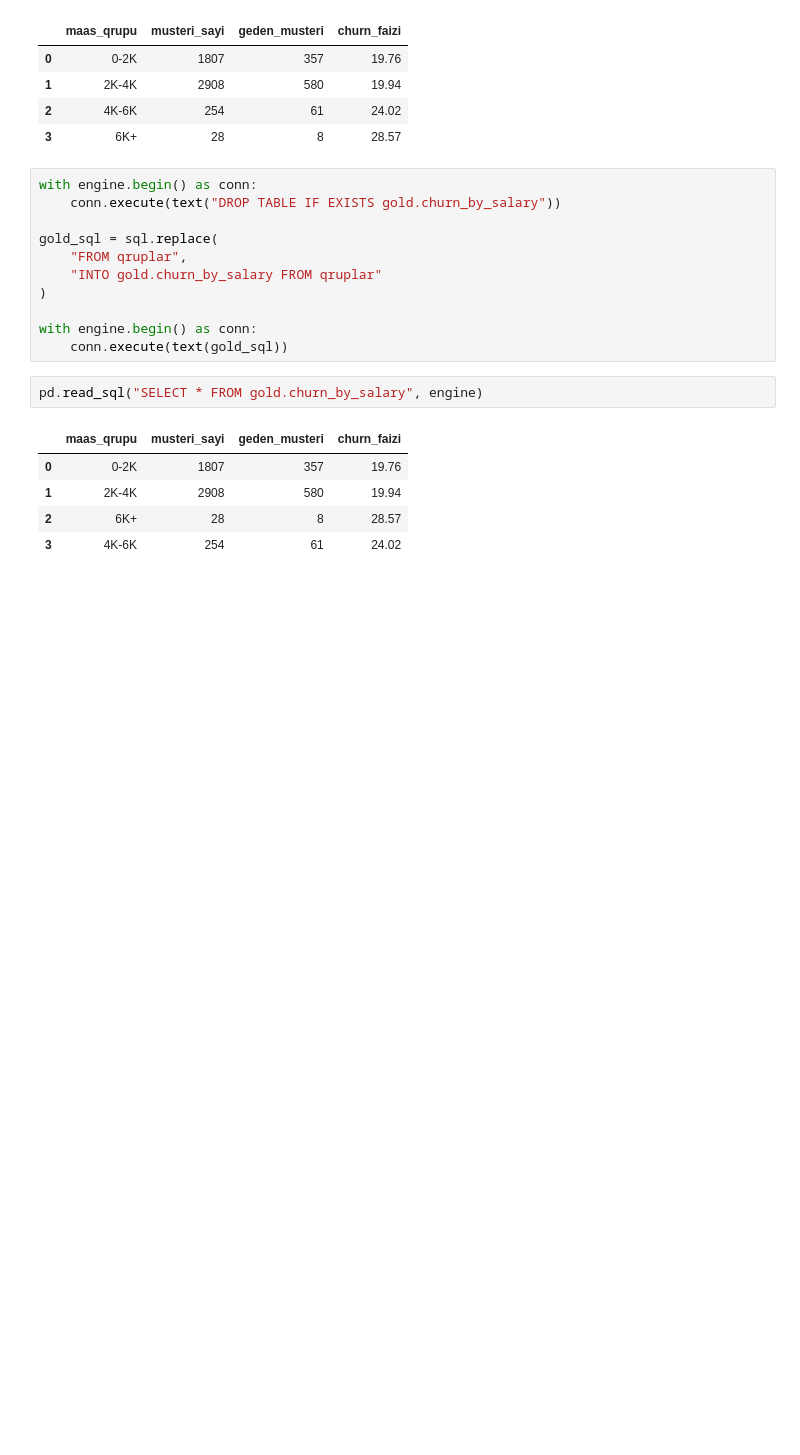
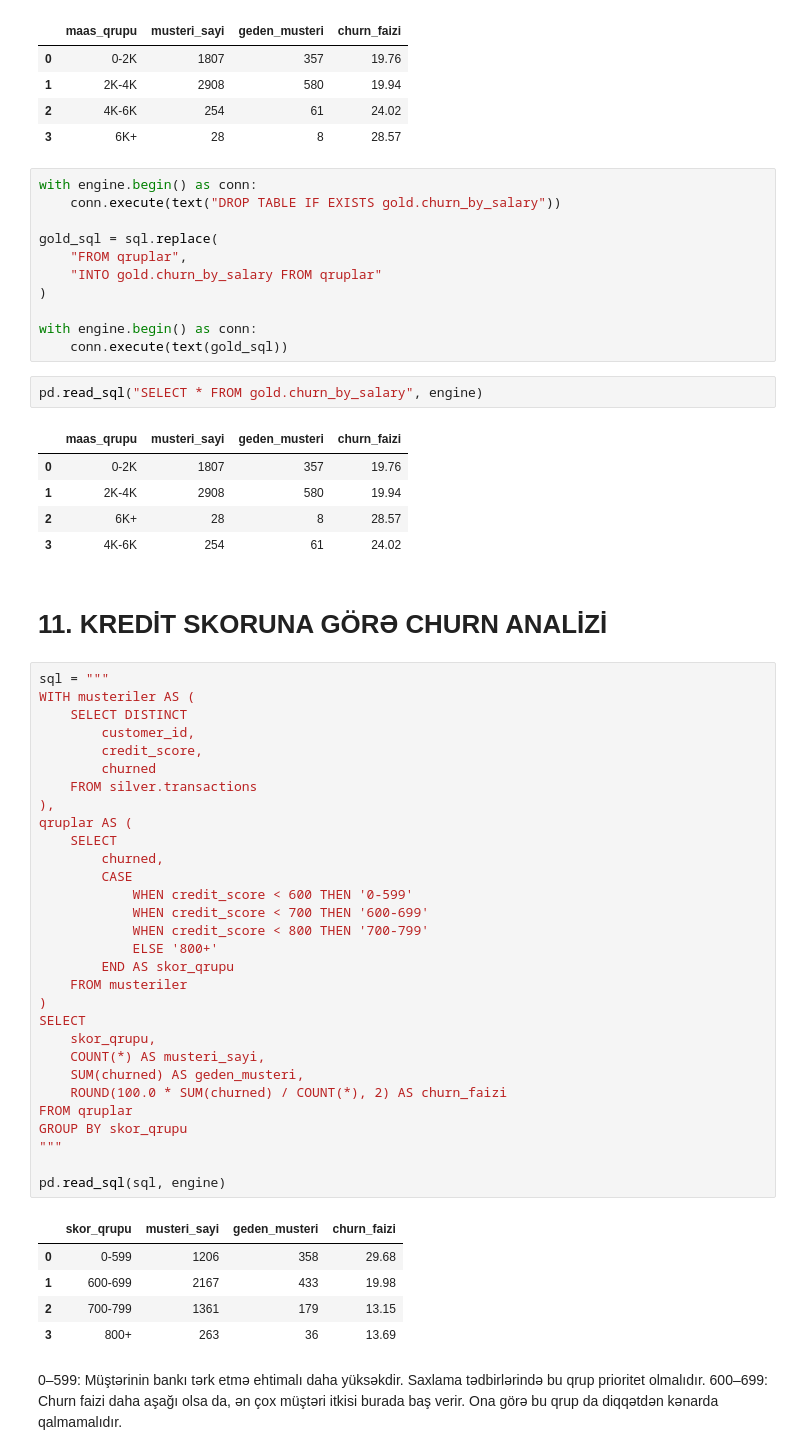
Before and after one commit to mashadiyevasabina/Bank_Analysis, a Jupyter notebook: notebooks/03.sql_report copy.ipynb, the cells around one changed output. Drawn from its saved outputs; the diff is of its cells as text; blank space fills up the shorter version.

```diff
--- a/notebooks/03.sql_report copy.ipynb
+++ b/notebooks/03.sql_report copy.ipynb
@@ -526,3 +526,44 @@ pd.read_sql("SELECT * FROM gold.churn_by_salary", engine)
 | 1 | 2K-4K | 2908 | 580 | 19.94 |
 | 2 | 6K+ | 28 | 8 | 28.57 |
 | 3 | 4K-6K | 254 | 61 | 24.02 |
+# %% [markdown]
+# 11. KREDİT SKORUNA GÖRƏ CHURN ANALİZİ
+# %%
+sql = """
+WITH musteriler AS (
+    SELECT DISTINCT
+        customer_id,
+        credit_score,
+        churned
+    FROM silver.transactions
+),
+qruplar AS (
+    SELECT
+        churned,
+        CASE
+            WHEN credit_score < 600 THEN '0-599'
+            WHEN credit_score < 700 THEN '600-699'
+            WHEN credit_score < 800 THEN '700-799'
+            ELSE '800+'
+        END AS skor_qrupu
+    FROM musteriler
+)
+SELECT
+    skor_qrupu,
+    COUNT(*) AS musteri_sayi,
+    SUM(churned) AS geden_musteri,
+    ROUND(100.0 * SUM(churned) / COUNT(*), 2) AS churn_faizi
+FROM qruplar
+GROUP BY skor_qrupu
+"""
+
+pd.read_sql(sql, engine)
+# %% [output]
+|  | skor_qrupu | musteri_sayi | geden_musteri | churn_faizi |
+| 0 | 0-599 | 1206 | 358 | 29.68 |
+| 1 | 600-699 | 2167 | 433 | 19.98 |
+| 2 | 700-799 | 1361 | 179 | 13.15 |
+| 3 | 800+ | 263 | 36 | 13.69 |
+# %% [markdown]
+0–599: Müştərinin bankı tərk etmə ehtimalı daha yüksəkdir. Saxlama tədbirlərində bu qrup prioritet olmalıdır.
+600–699: Churn faizi daha aşağı olsa da, ən çox müştəri itkisi burada baş verir. Ona görə bu qrup da diqqətdən kənarda qalmamalıdır.
```
